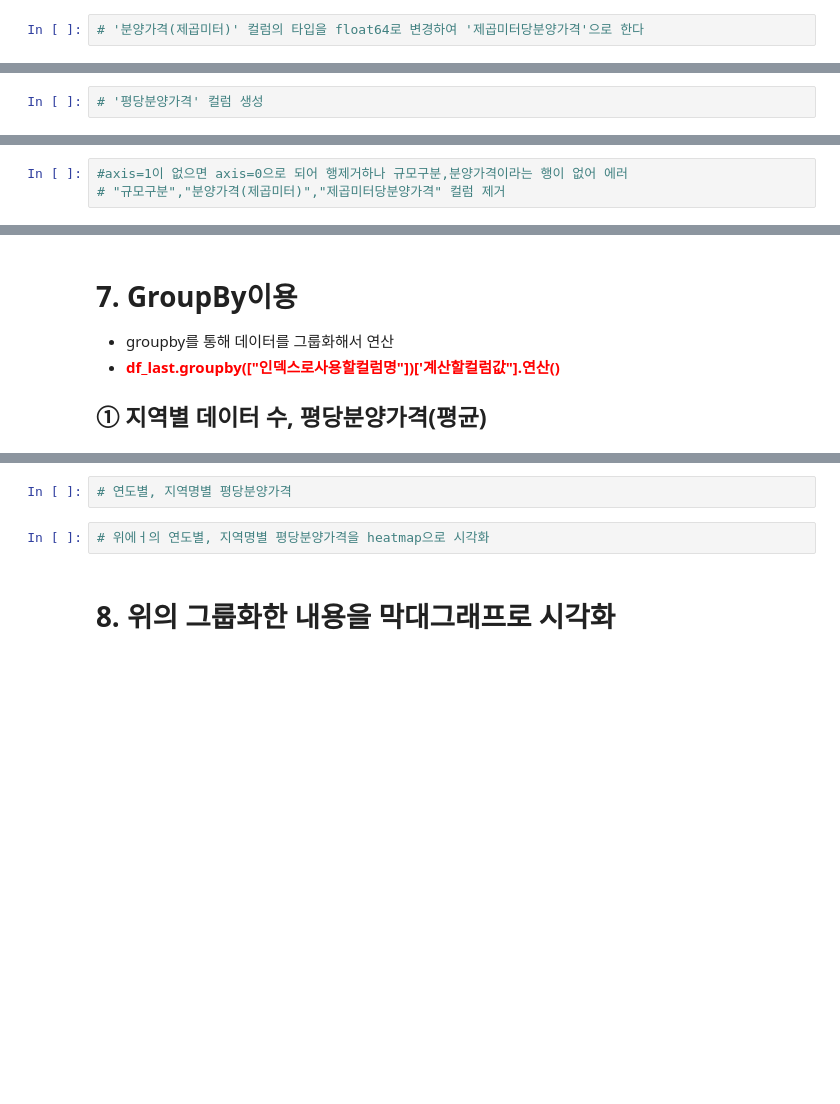
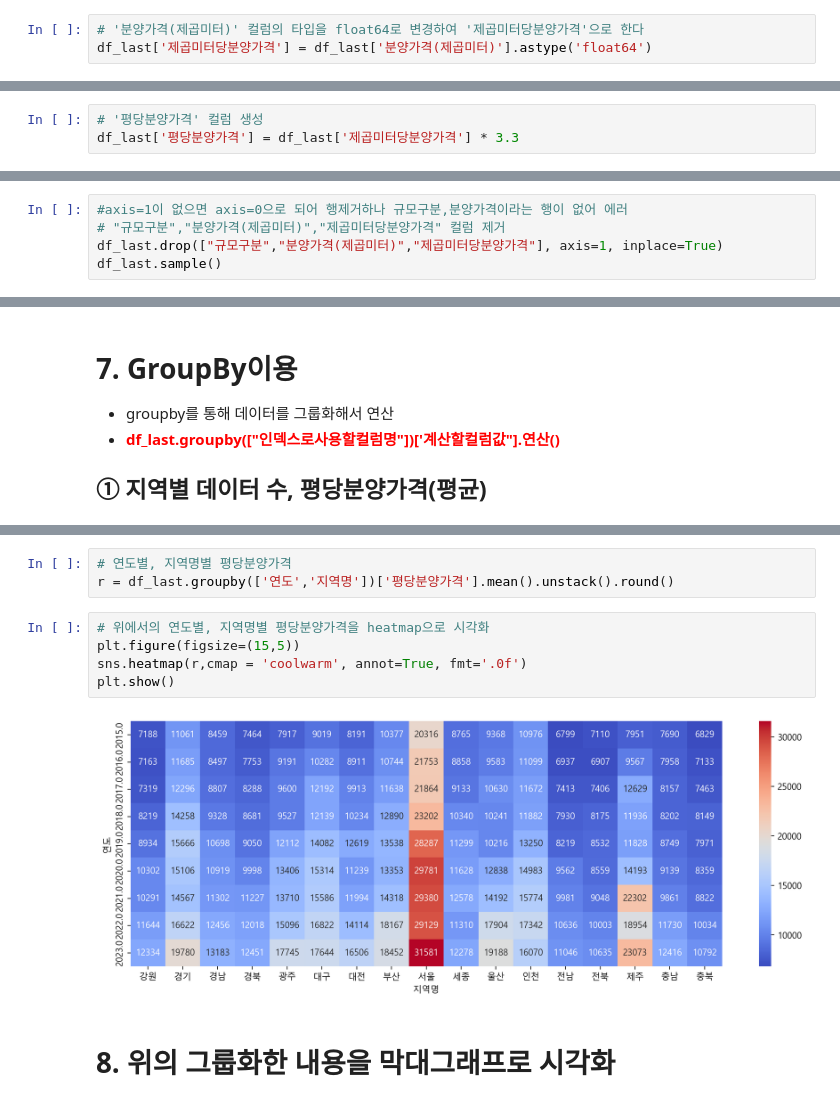
Before and after one commit to pjwbuzz/ivs, a Jupyter notebook: Source/Python/ex1_아파트분양가분석(배포).ipynb, the cells around one changed output, grey strips where cells are left out. Drawn from its saved outputs; the diff is of its cells as text; blank space fills up the shorter version.

```diff
--- a/Source/Python/ex1_아파트분양가분석(배포).ipynb
+++ b/Source/Python/ex1_아파트분양가분석(배포).ipynb
@@ -150,4 +298,5 @@ df_last.info()
 # %%
 # '분양가격(제곱미터)' 컬럼의 타입을 float64로 변경하여 '제곱미터당분양가격'으로 한다
+df_last['제곱미터당분양가격'] = df_last['분양가격(제곱미터)'].astype('float64')
 # %%
 # '제곱미터당분양가격' 컬럼의 기술통계 요약 (max가 아주 커서 mean과 중위수 차이남)
@@ -154,4 +314,5 @@ df_last.info()
 # %%
 # '평당분양가격' 컬럼 생성
+df_last['평당분양가격'] = df_last['제곱미터당분양가격'] * 3.3
 # %%
 # df_last head로 데이터 2줄 확인
@@ -173,3 +379,5 @@ df_last.info()
 # %%
 #axis=1이 없으면 axis=0으로 되어 행제거하나 규모구분,분양가격이라는 행이 없어 에러
 # "규모구분","분양가격(제곱미터)","제곱미터당분양가격" 컬럼 제거
+df_last.drop(["규모구분","분양가격(제곱미터)","제곱미터당분양가격"], axis=1, inplace=True)
+df_last.sample()
@@ -207,7 +581,13 @@ df_last.groupby?
 # %%
 # 연도별, 지역명별 평당분양가격
+r = df_last.groupby(['연도','지역명'])['평당분양가격'].mean().unstack().round()
 # %%
-# 위에ㅓ의 연도별, 지역명별 평당분양가격을 heatmap으로 시각화
+# 위에서의 연도별, 지역명별 평당분양가격을 heatmap으로 시각화
+plt.figure(figsize=(15,5))
+sns.heatmap(r,cmap = 'coolwarm', annot=True, fmt='.0f')
+plt.show()
+# %% [output]
+[figure, added]
 # %% [markdown]
 # 8. 위의 그룹화한 내용을 막대그래프로 시각화
 # %%
```
Also changed, not shown: parts of 61 cells of this notebook, 4 other files.
